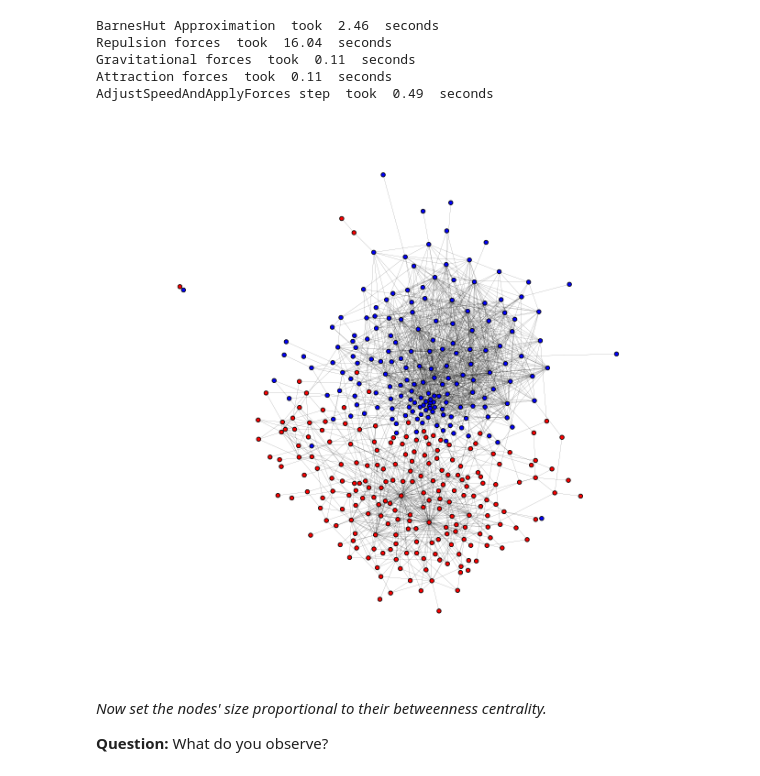
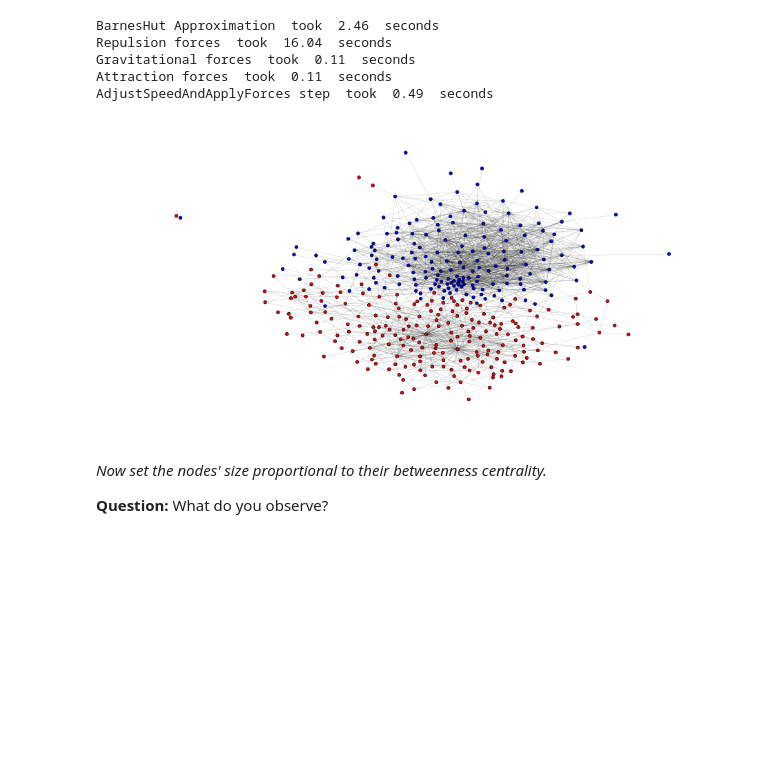
Before and after one commit to rflperry/socialgraphs2018, a Jupyter notebook: assignment2/analysis.ipynb, the cells around one changed output. Cells and saved outputs as stored; diff of their text form; code cells hidden in the pictures; blank space fills up the shorter version.

```diff
--- a/assignment2/analysis.ipynb
+++ b/assignment2/analysis.ipynb
@@ -113,13 +113,13 @@ Gravitational forces  took  0.11  seconds
 Attraction forces  took  0.11  seconds
 AdjustSpeedAndApplyForces step  took  0.49  seconds
 # %%
-plt.figure(figsize=(8,8))
+plt.figure(figsize=(12,6))
 nx.draw(UG ,positions,node_size=20,width=0.1, linewidths=0.8, zoom=1.5,node_color=color_map)
 plt.gca().collections[0].set_edgecolor("#000000")
 plt.savefig('../docs/images/retweet_network.png',bbox_inches='tight')
 #plt.show()
 # %% [output]
-[figure, old version]
+[figure, new version]
 # %% [markdown]
 *Now set the nodes' size proportional to their betweenness centrality.*
 
```
Also changed, not shown: parts of 6 cells of this notebook.
